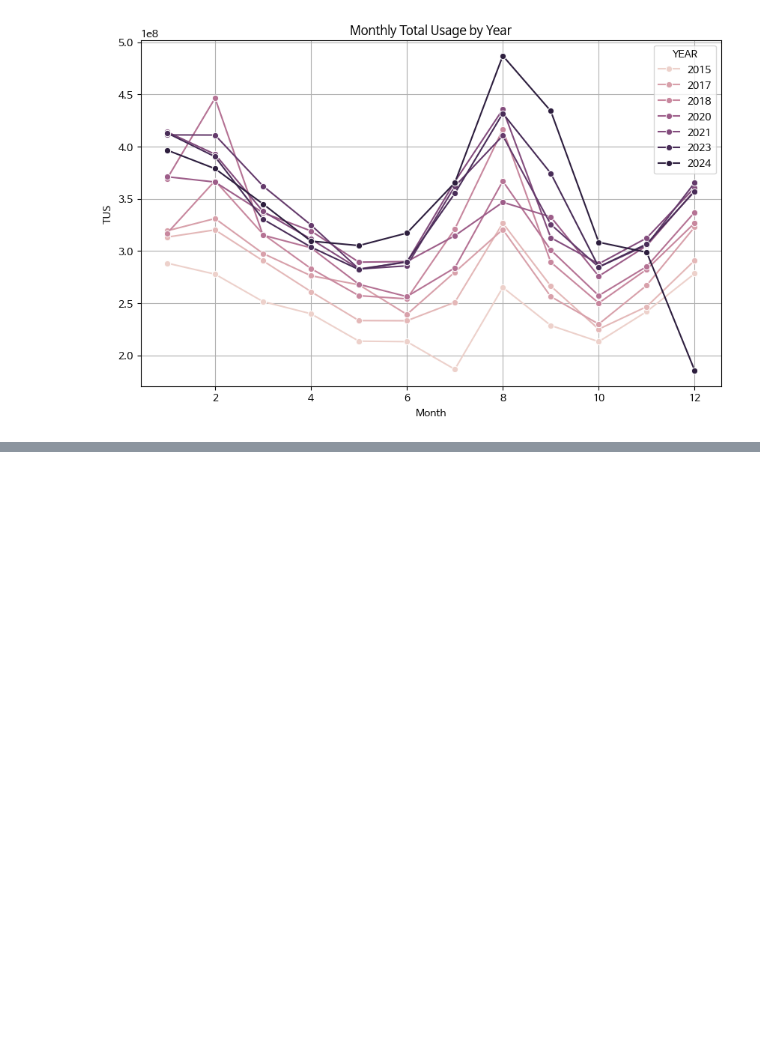
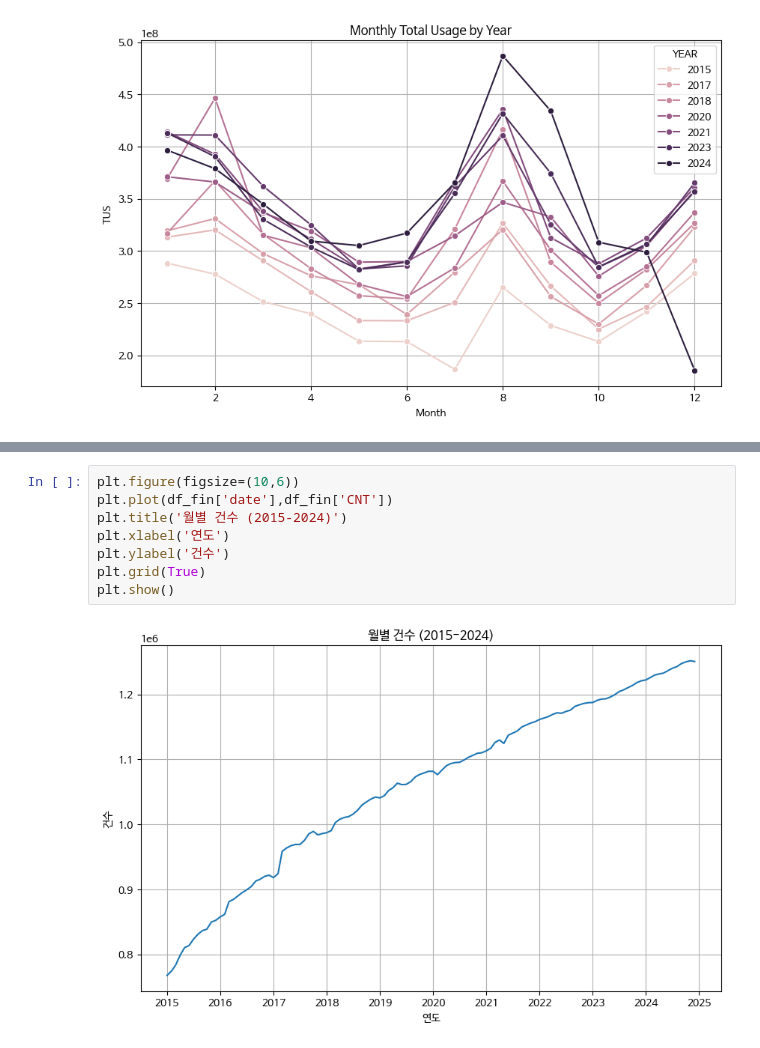
Before and after one commit to geelmens/Data-Analysis-with-Open-Source, a Jupyter notebook: 오픈소스_데이터_분석_4강.ipynb, the cells around one changed output, grey strips where cells are left out. Saved outputs shown, nothing was run; the diff lists cells and outputs as text; blank space fills up the shorter version.

```diff
--- a/오픈소스_데이터_분석_4강.ipynb
+++ b/오픈소스_데이터_분석_4강.ipynb
@@ -390,0 +417,10 @@ plt.show()
+# %%
+plt.figure(figsize=(10,6))
+plt.plot(df_fin['date'],df_fin['CNT'])
+plt.title('월별 건수 (2015-2024)')
+plt.xlabel('연도')
+plt.ylabel('건수')
+plt.grid(True)
+plt.show()
+# %% [output]
+[figure, added]
```
Also changed, not shown: parts of 8 cells of this notebook.
